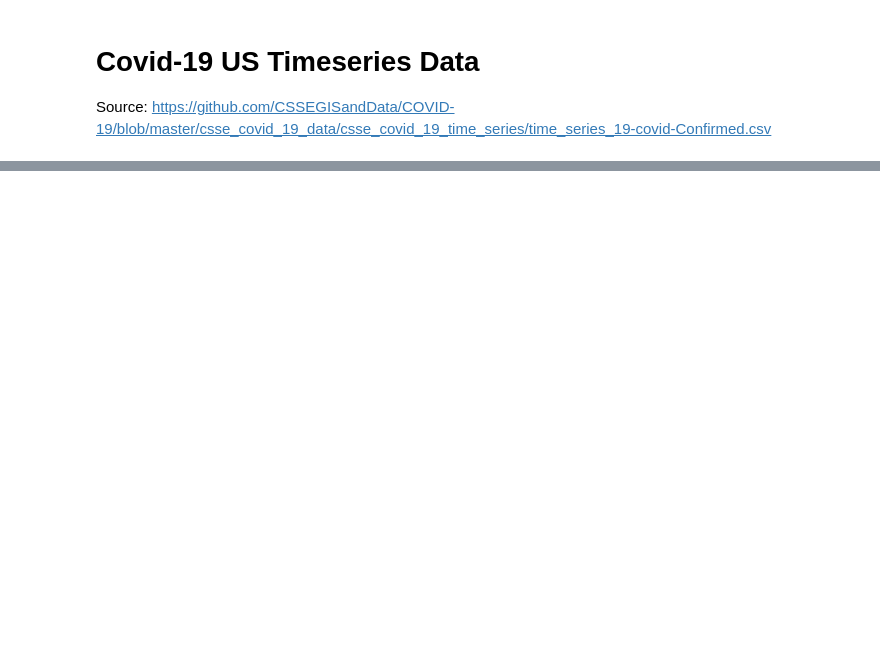
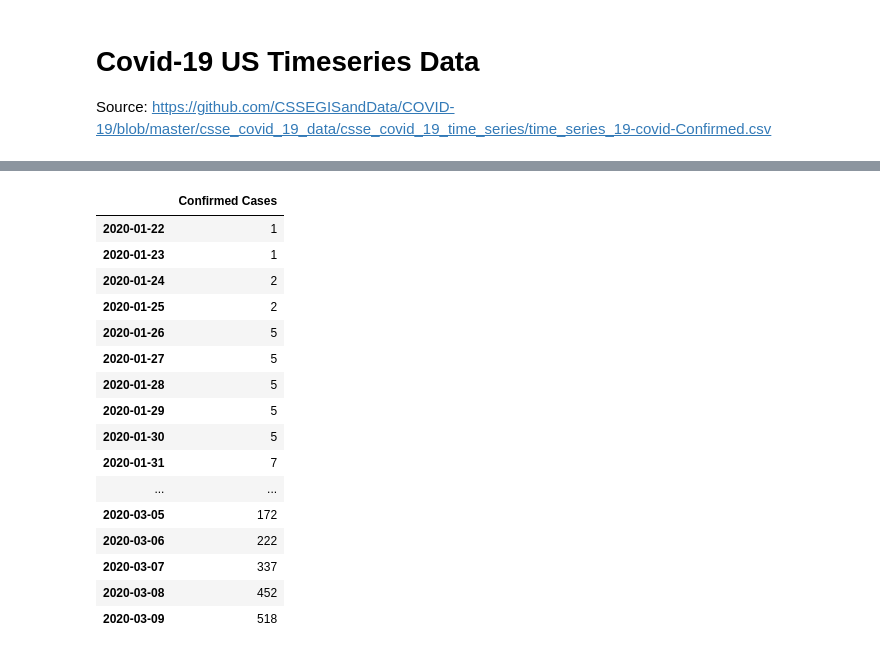
Before and after one commit to p-gonzo/covid-19-us-timeseries, a Jupyter notebook: Covid-19 US Timeseries Data.ipynb, the cells around one changed output, grey strips where cells are left out. Cells and saved outputs as stored; diff of their text form; code cells hidden in the pictures; blank space fills up the shorter version.

```diff
--- a/Covid-19 US Timeseries Data.ipynb
+++ b/Covid-19 US Timeseries Data.ipynb
@@ -9,4 +17,5 @@ from matplotlib import pyplot as plt
 # %%
 df = pd.read_csv('COVID-19/csse_covid_19_data/csse_covid_19_time_series/time_series_19-covid-Confirmed.csv')
 # %%
-us_states = df[(df["Country/Region"]=='US') & (df["Province/State"].str.contains(','))]
+us_states_by_county = df[(df["Country/Region"]=='US') & (df["Province/State"].str.contains(','))]
+us_states_by_county
@@ -50,0 +62,24 @@ states_sum
+# %%
+states_sum_by_county = us_states_by_county.sum().to_frame().drop(["Province/State", "Country/Region", "Lat", "Long"])
+states_sum_by_county = states_sum_by_county[(states_sum_by_county[0]!=0)]
+states_sum_by_county.columns = ["Confirmed Cases"]
+states_sum_by_county.index = [datetime.datetime.strptime(index, "%m/%d/%y") for index in states_sum_by_county.index]
+states_sum_by_county.loc[:'2020-03-9']
+# %% [output]
+|  | Confirmed Cases |
+| 2020-01-22 | 1 |
+| 2020-01-23 | 1 |
+| 2020-01-24 | 2 |
+| 2020-01-25 | 2 |
+| 2020-01-26 | 5 |
+| 2020-01-27 | 5 |
+| 2020-01-28 | 5 |
+| 2020-01-29 | 5 |
+| 2020-01-30 | 5 |
+| 2020-01-31 | 7 |
+| ... | ... |
+| 2020-03-05 | 172 |
+| 2020-03-06 | 222 |
+| 2020-03-07 | 337 |
+| 2020-03-08 | 452 |
+| 2020-03-09 | 518 |
```
Also changed, not shown: parts of 12 cells of this notebook, 4 other files.
